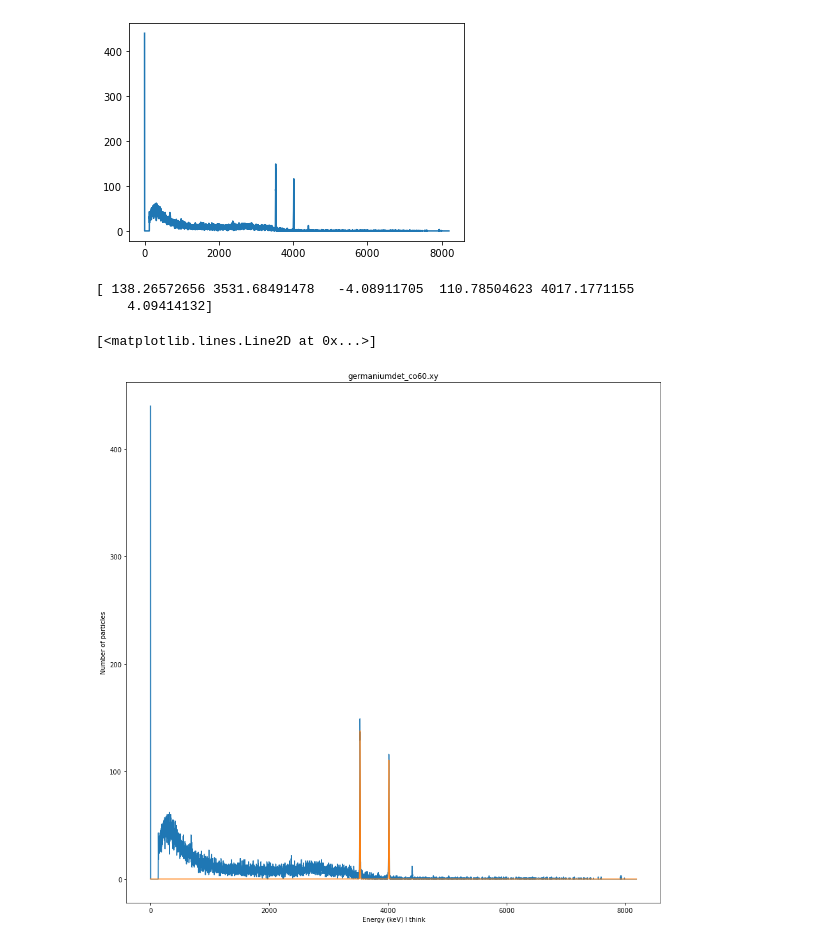
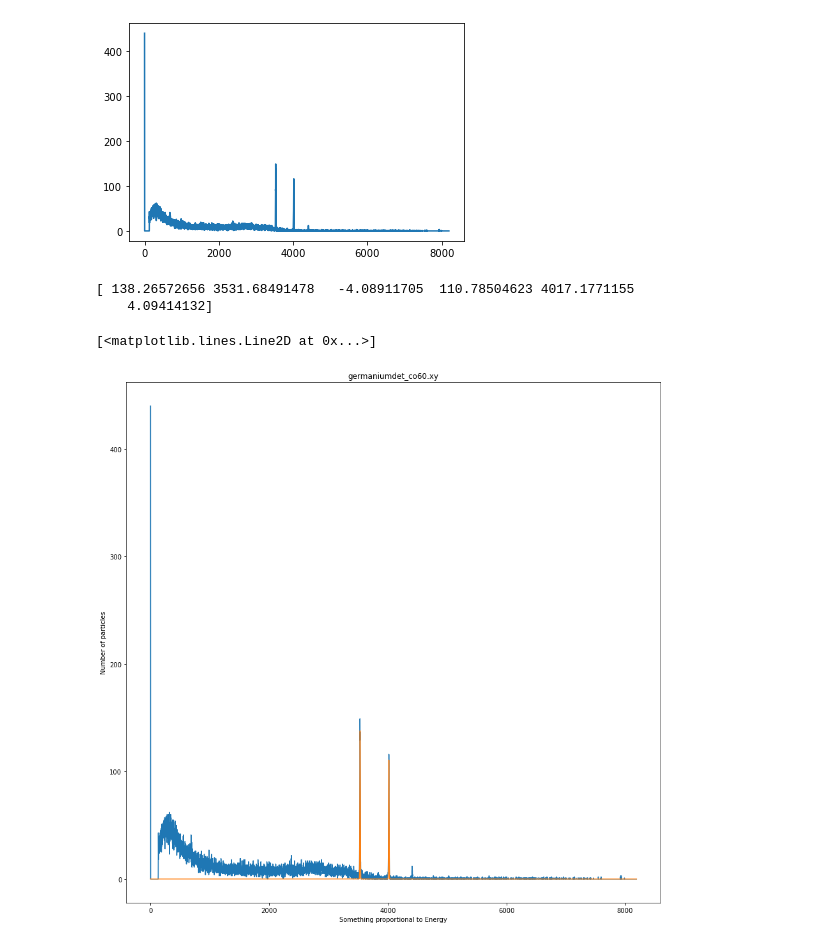
Before and after one commit to StinkyPi/Public-Physics-Homework, a Jupyter notebook: Analysis 3.ipynb, the cells around one changed output. Cells and saved outputs as stored; diff of their text form; code cells hidden in the pictures.

```diff
--- a/Analysis 3.ipynb
+++ b/Analysis 3.ipynb
@@ -39,30 +39,30 @@ plt.plot(data_x, data_y)
 # %%
 
 def model(x, A, a_1, b_1, B, a_2, b_2):
     return (A * np.exp(-((x-a_1)**2)/(2*b_1**2)) + B * np.exp(-1.0 * (x - a_2)**2 / (2 * b_2**2)))
 
 init_guess=[160, 3500, 10, 120, 4000, 10]
 fit=curve_fit(model, data_x, data_y, p0=init_guess)
 
 ans,cov=fit
 fit_A,fit_a_1, fit_b_1, fit_B, fit_a_2, fit_b_2 = ans
 
 print(ans)
 plt.figure(1,figsize=(15,15))
 
 plt.plot(data_x, data_y)
 
 plt.title('germaniumdet_co60.xy')
-plt.xlabel('Energy (keV) I think')
+plt.xlabel('Something proportional to Energy')
 plt.ylabel('Number of particles')
 
 t=data_x
 plt.plot(t, model(t,fit_A, fit_a_1,fit_b_1, fit_B, fit_a_2, fit_b_2))
 # %% [output]
 [ 138.26572656 3531.68491478   -4.08911705  110.78504623 4017.1771155
     4.09414132]
 [<matplotlib.lines.Line2D at 0x...>]
-[figure, old version]
+[figure, new version]
 # %%
 plt.figure(1,figsize=(10,10))
 plt.axis([3995,4030,0,160])
```
Also changed, not shown: parts of 1 cell of this notebook.
